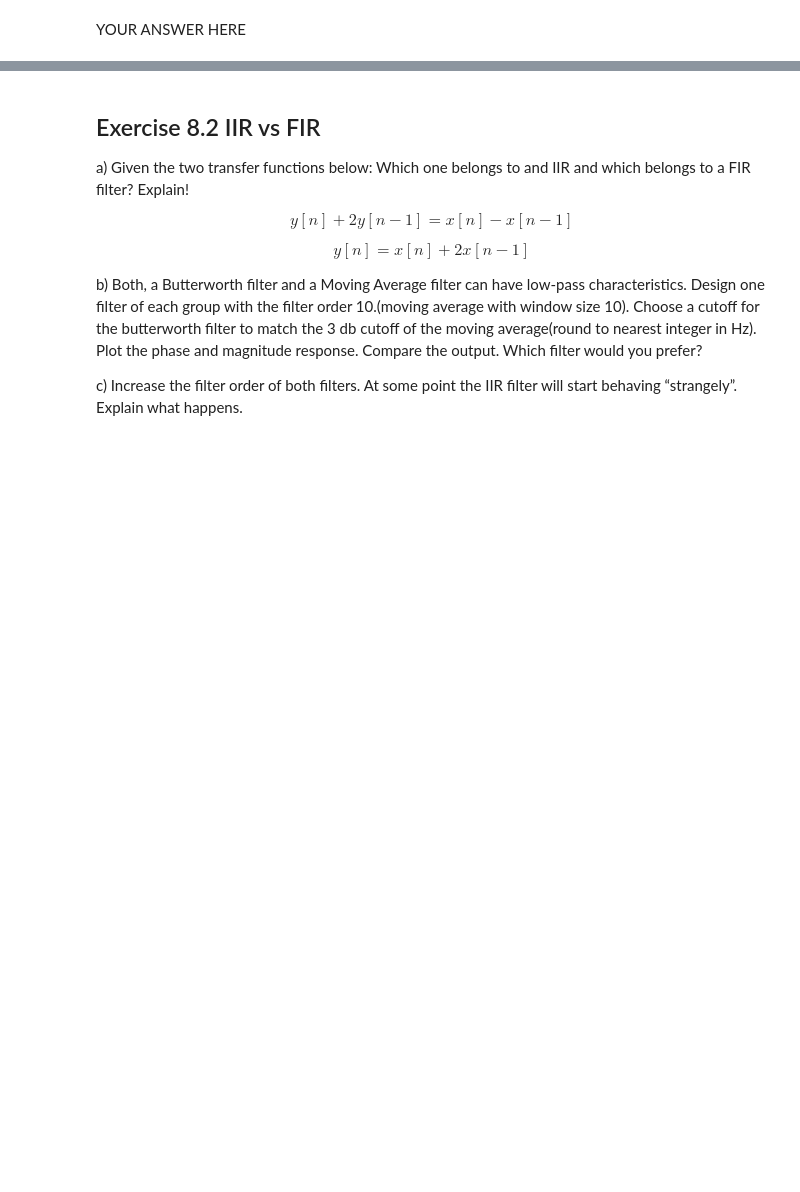
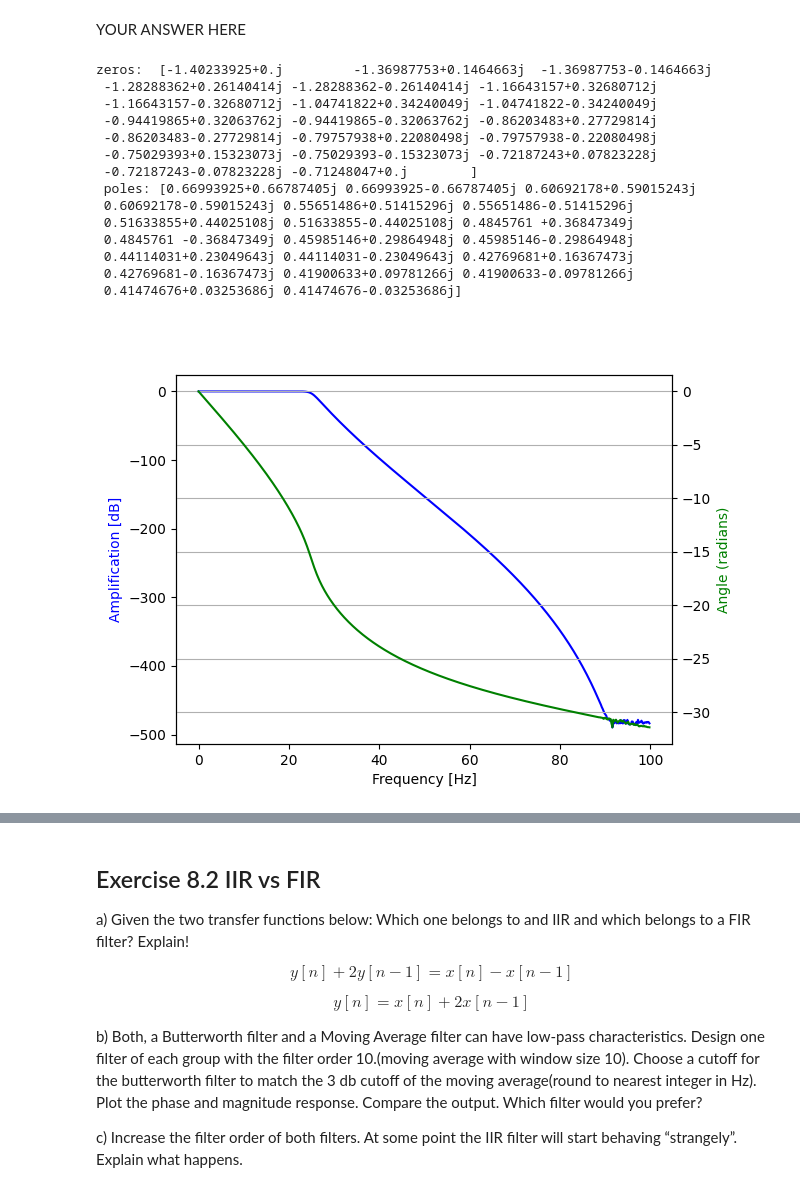
Before and after one commit to JoannaS11/2d-gaussian-splatting, a Jupyter notebook: exercise-08.ipynb, the cells around one changed output, grey strips where cells are left out. Drawn from its saved outputs; the diff is of its cells as text; code cells hidden in the pictures; blank space fills up the shorter version.

```diff
--- a/exercise-08.ipynb
+++ b/exercise-08.ipynb
@@ -159,11 +159,29 @@ YOUR ANSWER HERE
 # %%
 sampling_rate = 200
 # Filter order
 ns = 20
 # Cutoff
 fc = 25
 # Calculate the magnitude responses for the filter orders provided above. PLOTS ARE NOT GRADED!!
 # Design lowpass butterworth filter of order 20, fc=25
 # YOUR CODE HERE
 f = 2 * fc / sampling_rate
 b, a = signal.butter(ns, f, "lowpass" )
+plot_freq_response(b, a, sampling_rate)
+pole_zero_plot(b, a)
+# %% [output]
+zeros:  [-1.40233925+0.j         -1.36987753+0.1464663j  -1.36987753-0.1464663j
+ -1.28288362+0.26140414j -1.28288362-0.26140414j -1.16643157+0.32680712j
+ -1.16643157-0.32680712j -1.04741822+0.34240049j -1.04741822-0.34240049j
+ -0.94419865+0.32063762j -0.94419865-0.32063762j -0.86203483+0.27729814j
+ -0.86203483-0.27729814j -0.79757938+0.22080498j -0.79757938-0.22080498j
+ -0.75029393+0.15323073j -0.75029393-0.15323073j -0.72187243+0.07823228j
+ -0.72187243-0.07823228j -0.71248047+0.j        ]
+ poles: [0.66993925+0.66787405j 0.66993925-0.66787405j 0.60692178+0.59015243j
+ 0.60692178-0.59015243j 0.55651486+0.51415296j 0.55651486-0.51415296j
+ 0.51633855+0.44025108j 0.51633855-0.44025108j 0.4845761 +0.36847349j
+ 0.4845761 -0.36847349j 0.45985146+0.29864948j 0.45985146-0.29864948j
+ 0.44114031+0.23049643j 0.44114031-0.23049643j 0.42769681+0.16367473j
+ 0.42769681-0.16367473j 0.41900633+0.09781266j 0.41900633-0.09781266j
+ 0.41474676+0.03253686j 0.41474676-0.03253686j]
+[figure, added]
```
Also changed, not shown: parts of 1 cell of this notebook.
